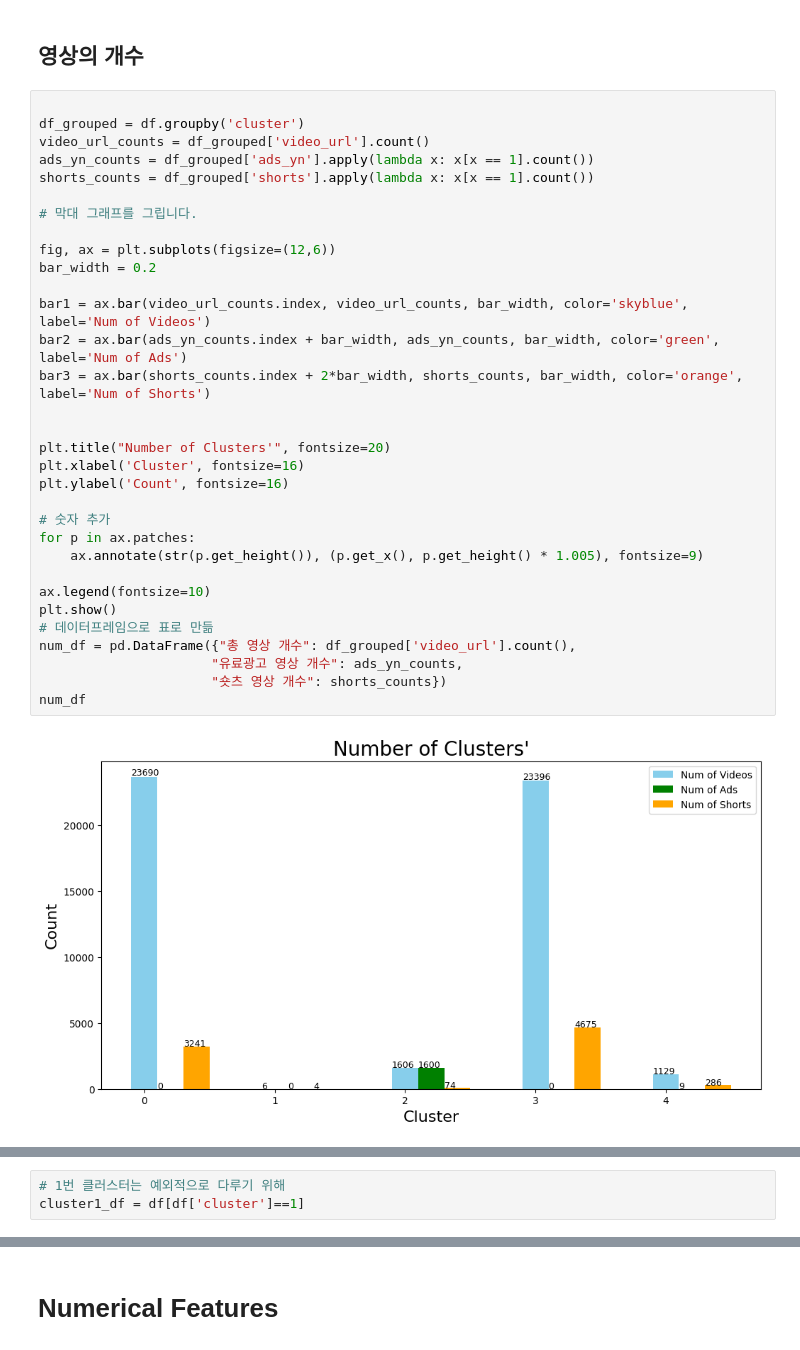
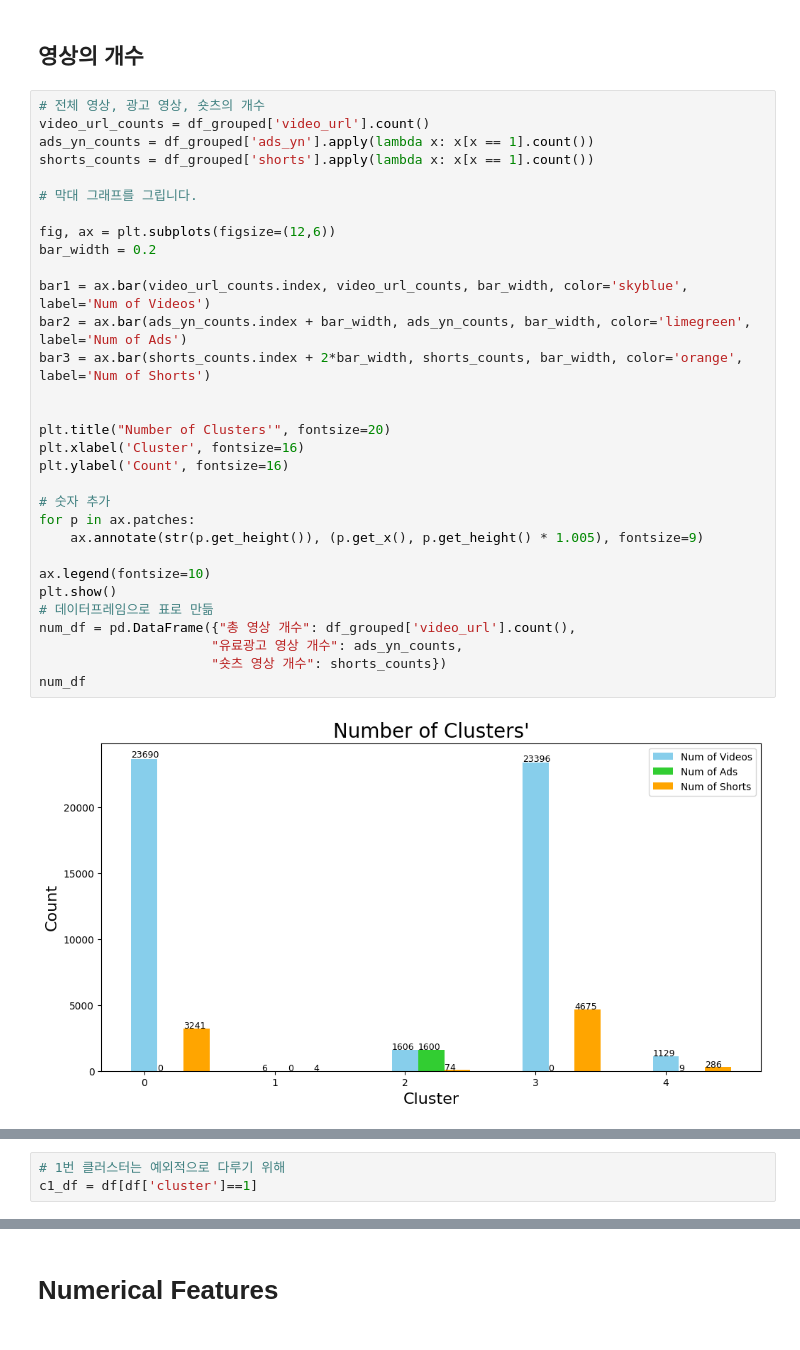
Before and after one commit to Hasaero/Content-Evaluation-Model, a Jupyter notebook: Cluster_EDA.ipynb, the cells around one changed output, grey strips where cells are left out. Saved outputs shown, nothing was run; the diff lists cells and outputs as text.

```diff
--- a/Cluster_EDA.ipynb
+++ b/Cluster_EDA.ipynb
@@ -36,39 +45,38 @@ df['shorts'] = df['shorts'].astype('int')
 # %% [markdown]
 ## 영상의 개수
 # %%
-
-df_grouped = df.groupby('cluster')
+# 전체 영상, 광고 영상, 숏츠의 개수
 video_url_counts = df_grouped['video_url'].count()
 ads_yn_counts = df_grouped['ads_yn'].apply(lambda x: x[x == 1].count())
 shorts_counts = df_grouped['shorts'].apply(lambda x: x[x == 1].count())
 
 # 막대 그래프를 그립니다.
 
 fig, ax = plt.subplots(figsize=(12,6))
 bar_width = 0.2
 
 bar1 = ax.bar(video_url_counts.index, video_url_counts, bar_width, color='skyblue', label='Num of Videos')
-bar2 = ax.bar(ads_yn_counts.index + bar_width, ads_yn_counts, bar_width, color='green', label='Num of Ads')
+bar2 = ax.bar(ads_yn_counts.index + bar_width, ads_yn_counts, bar_width, color='limegreen', label='Num of Ads')
 bar3 = ax.bar(shorts_counts.index + 2*bar_width, shorts_counts, bar_width, color='orange', label='Num of Shorts')
 
 
 plt.title("Number of Clusters'", fontsize=20)
 plt.xlabel('Cluster', fontsize=16)
 plt.ylabel('Count', fontsize=16)
 
 # 숫자 추가
 for p in ax.patches:
     ax.annotate(str(p.get_height()), (p.get_x(), p.get_height() * 1.005), fontsize=9)
 
 ax.legend(fontsize=10)
 plt.show()
 # 데이터프레임으로 표로 만듦
 num_df = pd.DataFrame({"총 영상 개수": df_grouped['video_url'].count(),
                       "유료광고 영상 개수": ads_yn_counts,
                       "숏츠 영상 개수": shorts_counts})
 num_df
 # %% [output]
-[figure, old version]
+[figure, new version]
 |  | 총 영상 개수 | 유료광고 영상 개수 | 숏츠 영상 개수 |
 | cluster |  |  |  |
 | 0 | 23690 | 0 | 3241 |
@@ -78,7 +86,7 @@ num_df
 | 4 | 1129 | 9 | 286 |
 # %%
 # 1번 클러스터는 예외적으로 다루기 위해
-cluster1_df = df[df['cluster']==1]
+c1_df = df[df['cluster']==1]
 # %%
 # 1번 클러스터만 분리
 ex1_df = df[df['cluster']!=1]
```
Also changed, not shown: parts of 25 cells of this notebook.
